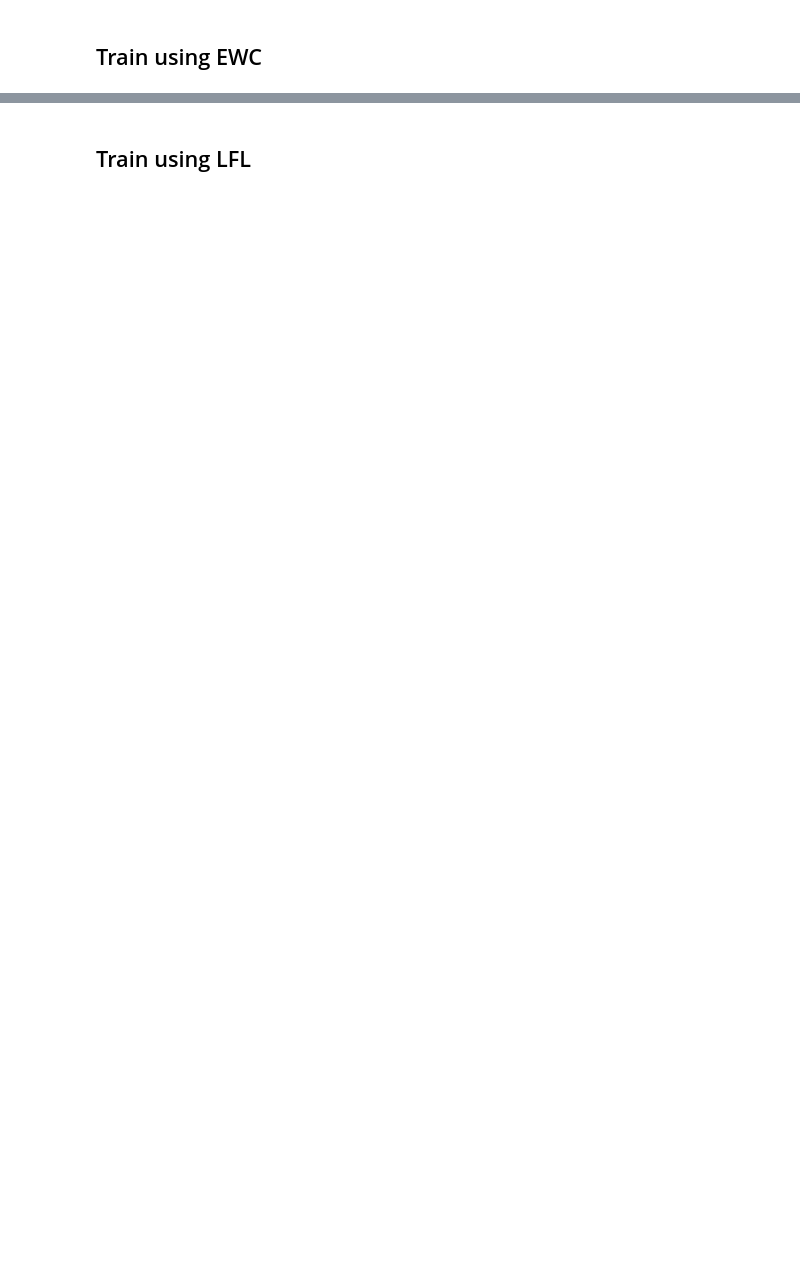
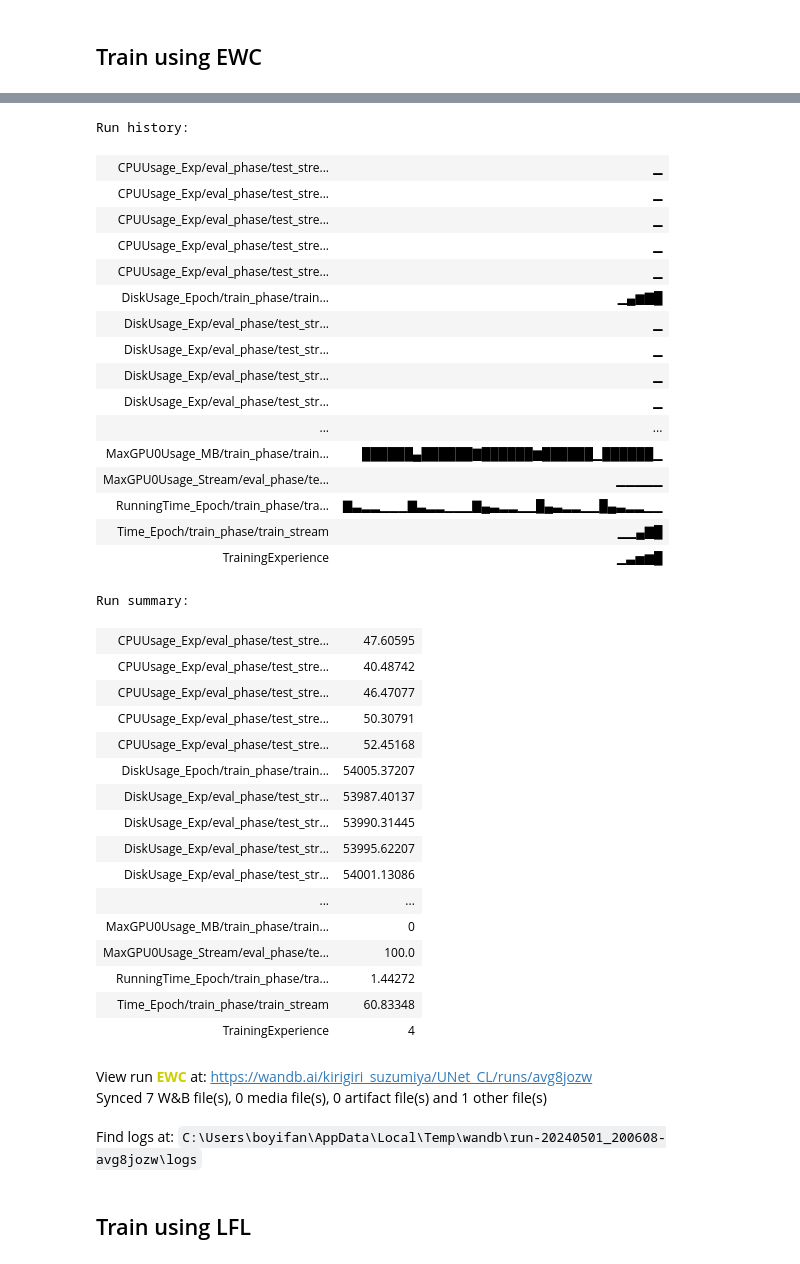
Before and after one commit to KirigiriSuzumiya/CL_for_ImageSegmentation, a Jupyter notebook: experience/cl_ewc.ipynb, the cells around one changed output, grey strips where cells are left out. Cells and saved outputs as stored; diff of their text form; code cells hidden in the pictures; blank space fills up the shorter version.

```diff
--- a/experience/cl_ewc.ipynb
+++ b/experience/cl_ewc.ipynb
@@ -244,6 +286,46 @@ Epoch 0 ended.
 # %%
 import pickle
 pickle.dump(results,open(f"./log/eval/{func_name}.pkl","wb"))
+# %%
+wandb.finish()
+# %% [output]
+Run history:
+| CPUUsage_Exp/eval_phase/test_stre... | ▁ |
+| CPUUsage_Exp/eval_phase/test_stre... | ▁ |
+| CPUUsage_Exp/eval_phase/test_stre... | ▁ |
+| CPUUsage_Exp/eval_phase/test_stre... | ▁ |
+| CPUUsage_Exp/eval_phase/test_stre... | ▁ |
+| DiskUsage_Epoch/train_phase/train... | ▁▄▆▇█ |
+| DiskUsage_Exp/eval_phase/test_str... | ▁ |
+| DiskUsage_Exp/eval_phase/test_str... | ▁ |
+| DiskUsage_Exp/eval_phase/test_str... | ▁ |
+| DiskUsage_Exp/eval_phase/test_str... | ▁ |
+| ... | ... |
+| MaxGPU0Usage_MB/train_phase/train... | ██████▄██████▇██████▆██████▁██████▁ |
+| MaxGPU0Usage_Stream/eval_phase/te... | ▁▁▁▁▁ |
+| RunningTime_Epoch/train_phase/tra... | ▇▃▂▂▁▁▁▇▃▂▂▁▁▁▇▄▃▂▂▁▁█▄▃▂▂▁▁█▄▃▂▂▁▁ |
+| Time_Epoch/train_phase/train_stream | ▁▁▄▇█ |
+| TrainingExperience | ▁▃▅▆█ |
+Run summary:
+| CPUUsage_Exp/eval_phase/test_stre... | 47.60595 |
+| CPUUsage_Exp/eval_phase/test_stre... | 40.48742 |
+| CPUUsage_Exp/eval_phase/test_stre... | 46.47077 |
+| CPUUsage_Exp/eval_phase/test_stre... | 50.30791 |
+| CPUUsage_Exp/eval_phase/test_stre... | 52.45168 |
+| DiskUsage_Epoch/train_phase/train... | 54005.37207 |
+| DiskUsage_Exp/eval_phase/test_str... | 53987.40137 |
+| DiskUsage_Exp/eval_phase/test_str... | 53990.31445 |
+| DiskUsage_Exp/eval_phase/test_str... | 53995.62207 |
+| DiskUsage_Exp/eval_phase/test_str... | 54001.13086 |
+| ... | ... |
+| MaxGPU0Usage_MB/train_phase/train... | 0 |
+| MaxGPU0Usage_Stream/eval_phase/te... | 100.0 |
+| RunningTime_Epoch/train_phase/tra... | 1.44272 |
+| Time_Epoch/train_phase/train_stream | 60.83348 |
+| TrainingExperience | 4 |
+View run EWC at: https://wandb.ai/kirigiri_suzumiya/UNet_CL/runs/avg8jozw
+Synced 7 W&B file(s), 0 media file(s), 0 artifact file(s) and 1 other file(s)
+Find logs at: C:\Users\boyifan\AppData\Local\Temp\wandb\run-20240501_200608-avg8jozw\logs
 # %% [markdown]
 ## Train using LFL
 # %%
```
Also changed, not shown: parts of 14 cells of this notebook, 24 other files.
